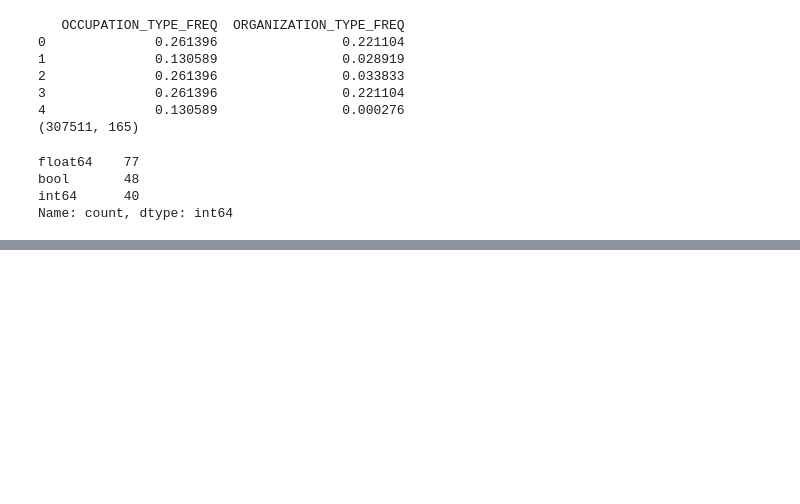
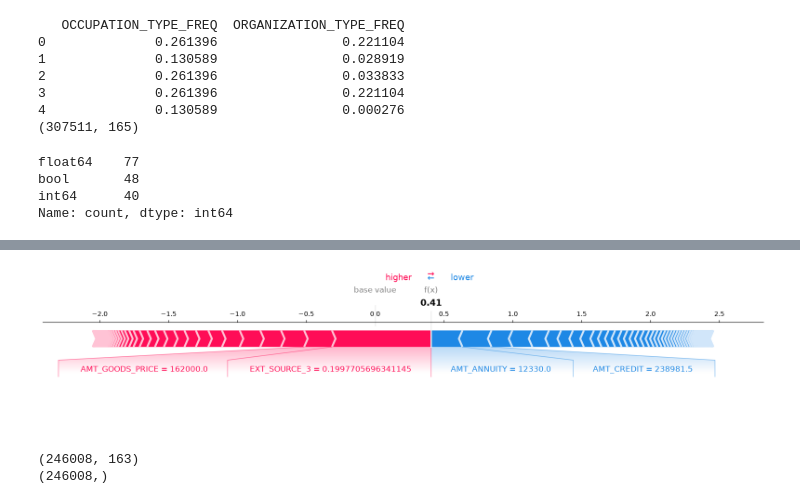
Before and after one commit to saul-gasca/Credit-Risk-MLOps-Pipeline, a Jupyter notebook: notebooks/06_feature_engineering_merge.ipynb, the cells around one changed output, grey strips where cells are left out. Saved outputs shown, nothing was run; the diff lists cells and outputs as text; code cells hidden in the pictures; blank space fills up the shorter version.

```diff
--- a/notebooks/06_feature_engineering_merge.ipynb
+++ b/notebooks/06_feature_engineering_merge.ipynb
@@ -541,0 +860,18 @@ app_train.to_csv(f"{OUTPUT_PATH}application_train_final.csv", index=False)
+# %%
+idx = 500
+
+shap.force_plot(
+    explainer.expected_value,
+    shap_values[idx],
+    X_test_sample.iloc[idx],
+    matplotlib=True
+)
+# %% [output]
+[figure, added]
+# %%
+#Setup Optuma for Hyperparameters Tracking with XGBoost
+print(X_train.shape)
+print(y_train.shape)
+# %% [output]
+(246008, 163)
+(246008,)
```
Also changed, not shown: parts of 22 cells of this notebook, 9 other files.
